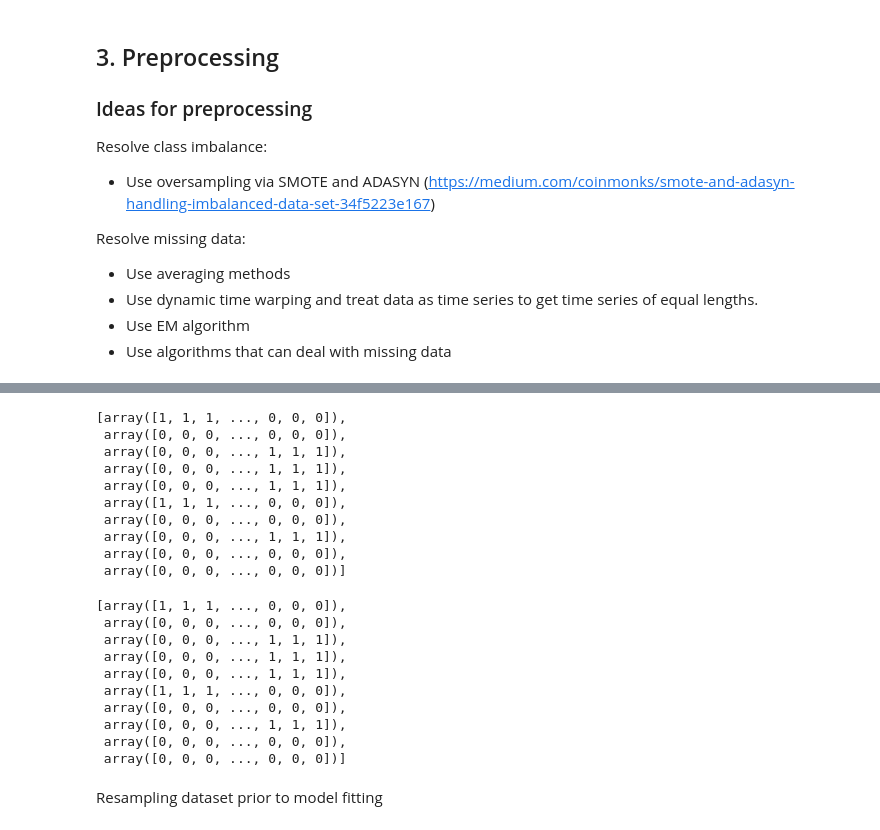
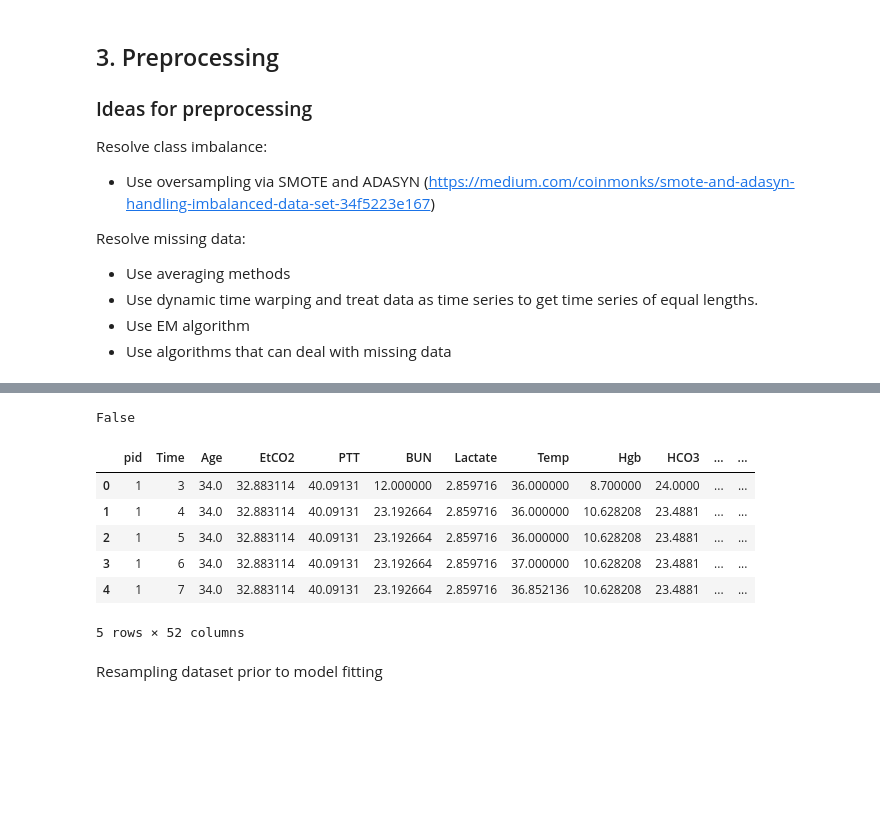
Before and after one commit to pjhartout/Introduction_to_Machine_Learning, a Jupyter notebook: projects/project_2/subtask1and2.ipynb, the cells around one changed output, grey strips where cells are left out. Saved outputs shown, nothing was run; the diff lists cells and outputs as text; code cells hidden in the pictures; blank space fills up the shorter version.

```diff
--- a/projects/project_2/subtask1and2.ipynb
+++ b/projects/project_2/subtask1and2.ipynb
@@ -187,10 +203,10 @@ def fill_na_with_average_patient_column(df_train):
     return df_train_preprocessed
 # %%
 # quick version - does not support patient average
-def fill_na_with_average_patient_column(df):
+def fill_na_with_average_column(df):
     return df.fillna(df.mean())
 # %%
 # Would be useful to distribute/multithread this part
-df_train_preprocessed = fill_na_with_average_patient_column(df_train)
+df_train_preprocessed = fill_na_with_average_column(df_train)
 # %%
 # preprocess testing data
@@ -199,6 +235,10 @@ df_test_preprocessed = fill_na_with_average_patient_column(df_test)
 # # There are a lot less missing values now.
 # msno.bar(df_train_preprocessed)
 # plt.show()
+# %%
+print(np.isnan(df_test_preprocessed.values).any())
+# %% [output]
+False
 # %%
 # transform training labels for these tasks
 df_train_label[medical_tests+vital_signs+sepsis] = df_train_label[medical_tests+vital_signs+sepsis].astype(int)
@@ -207,6 +247,16 @@ df_train_label_sepsis = df_train_label.drop(columns=vital_signs+medical_tests)
 # %%
 # Merging pids to make sure they map correctly.
 df_train_preprocessed_merged = pd.merge(df_train_preprocessed, df_train_label,  how='left', left_on='pid', right_on ='pid')
+# %%
+df_train_preprocessed_merged.head()
+# %% [output]
+|  | pid | Time | Age | EtCO2 | PTT | BUN | Lactate | Temp | Hgb | HCO3 | ... | ... |
+| 0 | 1 | 3 | 34.0 | 32.883114 | 40.09131 | 12.000000 | 2.859716 | 36.000000 | 8.700000 | 24.0000 | ... | ... |
+| 1 | 1 | 4 | 34.0 | 32.883114 | 40.09131 | 23.192664 | 2.859716 | 36.000000 | 10.628208 | 23.4881 | ... | ... |
+| 2 | 1 | 5 | 34.0 | 32.883114 | 40.09131 | 23.192664 | 2.859716 | 36.000000 | 10.628208 | 23.4881 | ... | ... |
+| 3 | 1 | 6 | 34.0 | 32.883114 | 40.09131 | 23.192664 | 2.859716 | 37.000000 | 10.628208 | 23.4881 | ... | ... |
+| 4 | 1 | 7 | 34.0 | 32.883114 | 40.09131 | 23.192664 | 2.859716 | 36.852136 | 10.628208 | 23.4881 | ... | ... |
+5 rows × 52 columns
 # %%
 # Transform to arrays for further processing
 X_train = df_train_preprocessed_merged.drop(columns=medical_tests+sepsis+vital_signs).values
@@ -216,32 +266,6 @@ y_train_set_med = []
 for test in medical_tests:
     y_train_set_med.append(df_train_preprocessed_merged[test].values)
 y_train_sepsis = df_train_preprocessed_merged['LABEL_Sepsis'].values
-# %%
-y_train_set_med
-# %% [output]
-[array([1, 1, 1, ..., 0, 0, 0]),
- array([0, 0, 0, ..., 0, 0, 0]),
- array([0, 0, 0, ..., 1, 1, 1]),
- array([0, 0, 0, ..., 1, 1, 1]),
- array([0, 0, 0, ..., 1, 1, 1]),
- array([1, 1, 1, ..., 0, 0, 0]),
- array([0, 0, 0, ..., 0, 0, 0]),
- array([0, 0, 0, ..., 1, 1, 1]),
- array([0, 0, 0, ..., 0, 0, 0]),
- array([0, 0, 0, ..., 0, 0, 0])]
-# %%
-y_train_set_med
-# %% [output]
-[array([1, 1, 1, ..., 0, 0, 0]),
- array([0, 0, 0, ..., 0, 0, 0]),
- array([0, 0, 0, ..., 1, 1, 1]),
- array([0, 0, 0, ..., 1, 1, 1]),
- array([0, 0, 0, ..., 1, 1, 1]),
- array([1, 1, 1, ..., 0, 0, 0]),
- array([0, 0, 0, ..., 0, 0, 0]),
- array([0, 0, 0, ..., 1, 1, 1]),
- array([0, 0, 0, ..., 0, 0, 0]),
- array([0, 0, 0, ..., 0, 0, 0])]
 # %% [markdown]
 Resampling dataset prior to model fitting
 # %%
```
Also changed, not shown: parts of 7 cells of this notebook.
